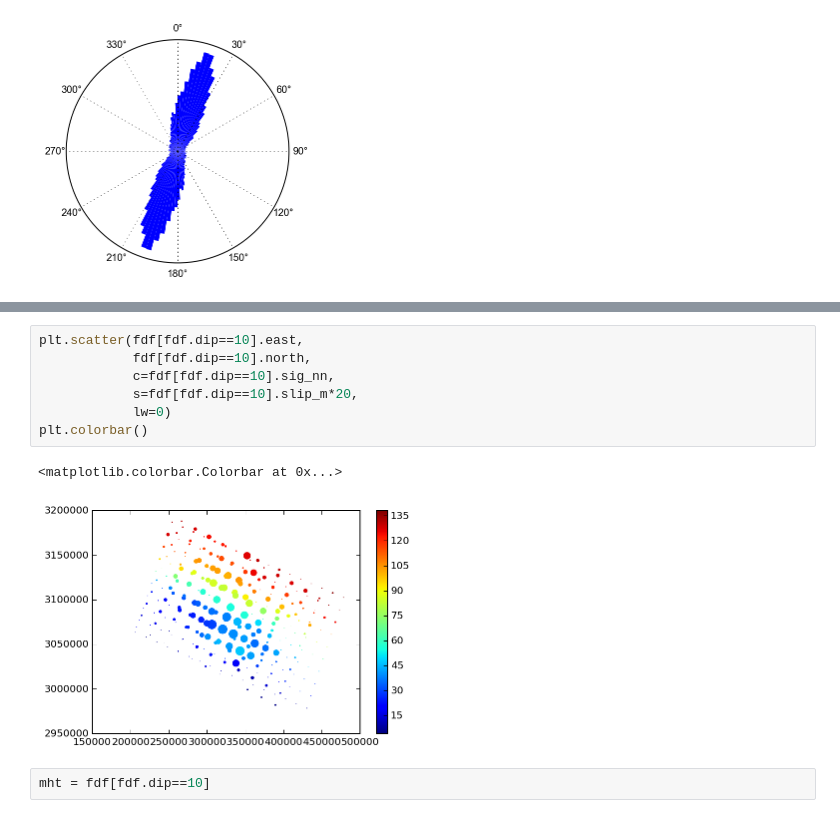
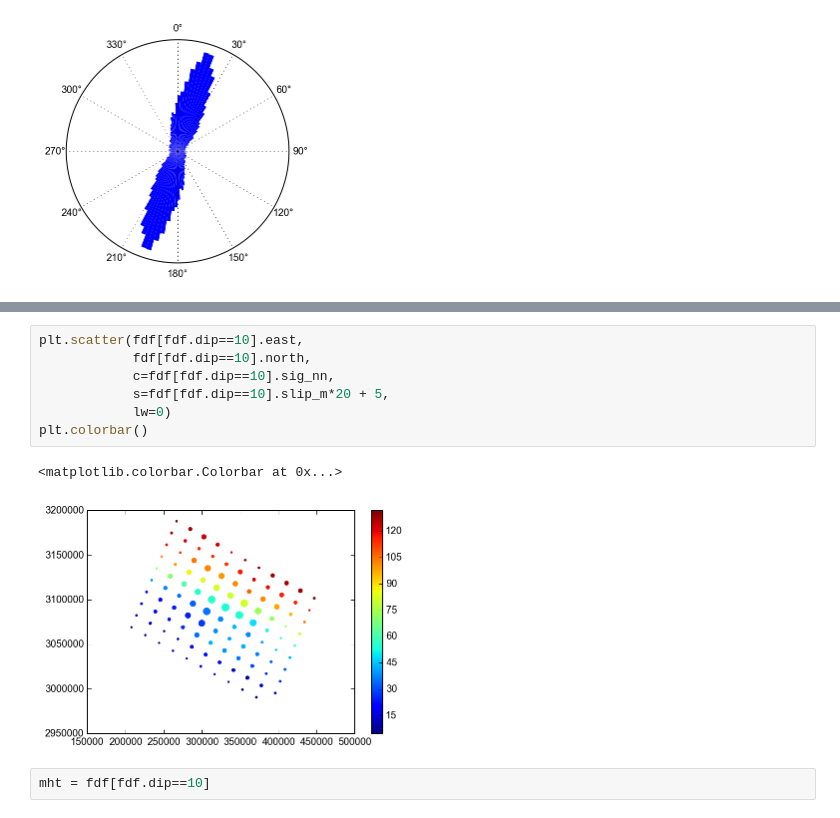
Before and after one commit to cossatot/nepal_eq_2015_stress, a Jupyter notebook: notebooks/7_tect_stress_1.ipynb, the cells around one changed output, grey strips where cells are left out. Drawn from its saved outputs; the diff is of its cells as text.

```diff
--- a/notebooks/7_tect_stress_1.ipynb
+++ b/notebooks/7_tect_stress_1.ipynb
@@ -370,13 +351,13 @@ plt.colorbar()
 # %%
 plt.scatter(fdf[fdf.dip==10].east,
             fdf[fdf.dip==10].north,
             c=fdf[fdf.dip==10].sig_nn,
-            s=fdf[fdf.dip==10].slip_m*20,
+            s=fdf[fdf.dip==10].slip_m*20 + 5,
             lw=0)
 plt.colorbar()
 # %% [output]
 <matplotlib.colorbar.Colorbar at 0x...>
-[figure, old version]
+[figure, new version]
 # %%
 mht = fdf[fdf.dip==10]
 # %%
```
Also changed, not shown: parts of 17 cells of this notebook, 1 other file.
